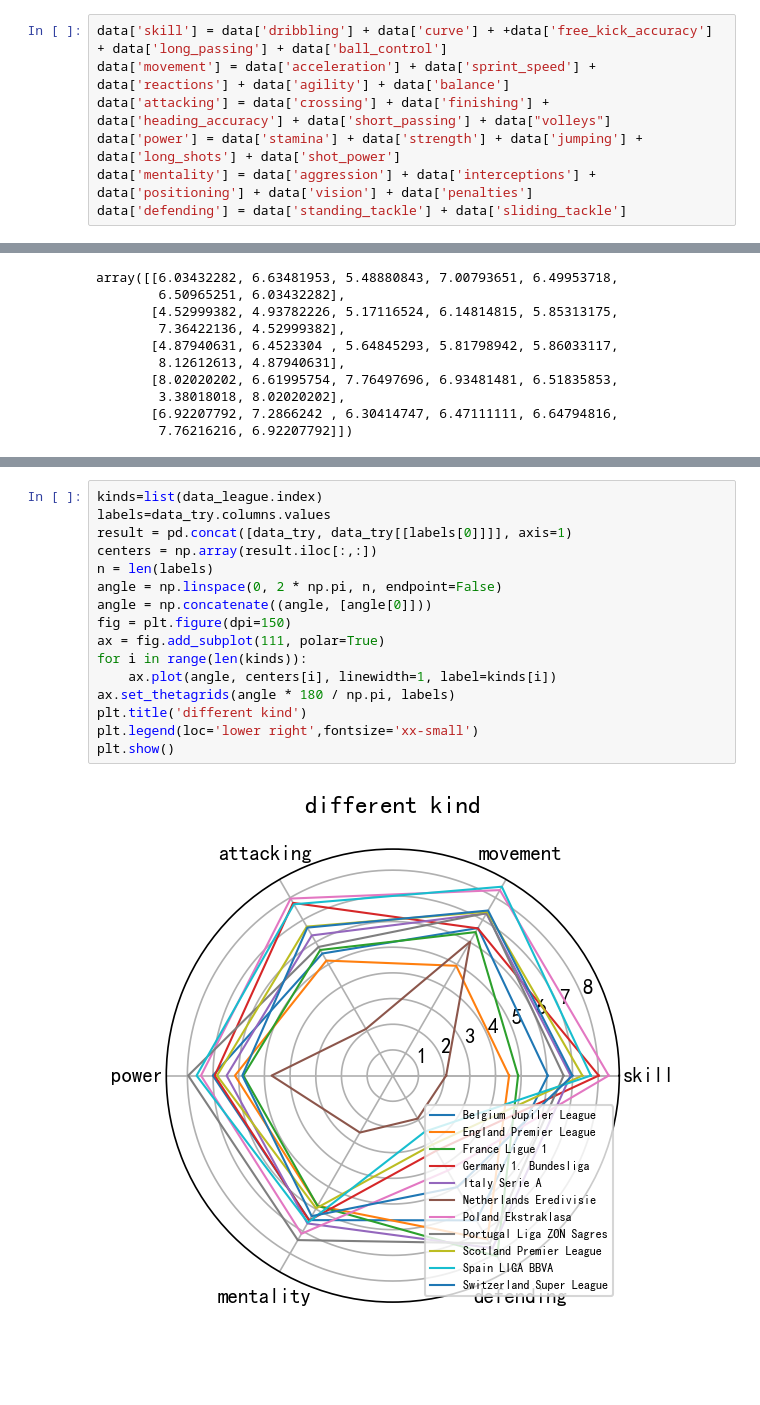
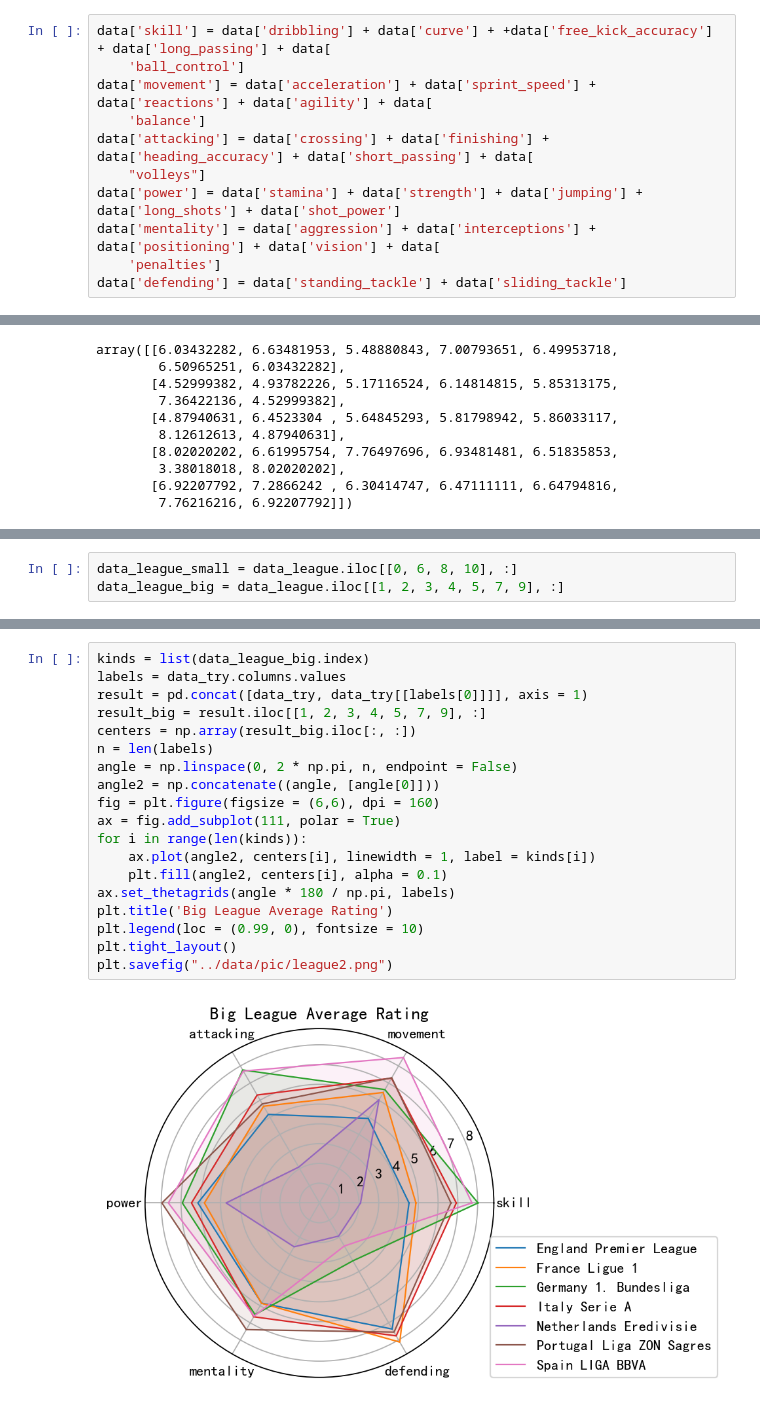
Before and after one commit to rucnyz/soccer, a Jupyter notebook: notebooks/league.ipynb, the cells around one changed output, grey strips where cells are left out. Saved outputs shown, nothing was run; the diff lists cells and outputs as text; blank space fills up the shorter version.

```diff
--- a/notebooks/league.ipynb
+++ b/notebooks/league.ipynb
@@ -29,10 +31,14 @@ print(data.columns.values)
  'penalties' 'marking' 'standing_tackle' 'sliding_tackle' 'gk_diving'
  'gk_handling' 'gk_kicking' 'gk_positioning' 'gk_reflexes']
 # %%
-data['skill'] = data['dribbling'] + data['curve'] + +data['free_kick_accuracy'] + data['long_passing'] + data['ball_control']
-data['movement'] = data['acceleration'] + data['sprint_speed'] + data['reactions'] + data['agility'] + data['balance']
-data['attacking'] = data['crossing'] + data['finishing'] + data['heading_accuracy'] + data['short_passing'] + data["volleys"]
+data['skill'] = data['dribbling'] + data['curve'] + +data['free_kick_accuracy'] + data['long_passing'] + data[
+    'ball_control']
+data['movement'] = data['acceleration'] + data['sprint_speed'] + data['reactions'] + data['agility'] + data[
+    'balance']
+data['attacking'] = data['crossing'] + data['finishing'] + data['heading_accuracy'] + data['short_passing'] + data[
+    "volleys"]
 data['power'] = data['stamina'] + data['strength'] + data['jumping'] + data['long_shots'] + data['shot_power']
-data['mentality'] = data['aggression'] + data['interceptions'] + data['positioning'] + data['vision'] + data['penalties']
+data['mentality'] = data['aggression'] + data['interceptions'] + data['positioning'] + data['vision'] + data[
+    'penalties']
 data['defending'] = data['standing_tackle'] + data['sliding_tackle']
 # %%
@@ -237,3 +238,6 @@ data_try
 | 8 | 7.382305 | 7.368631 | 6.699309 | 6.844444 | 5.967873 | 3.101351 |
 | 9 | 7.713267 | 8.492569 | 7.702629 | 7.641176 | 6.609707 | 2.515103 |
 | 10 | 6.993506 | 7.422505 | 6.654378 | 5.860000 | 6.319654 | 5.016216 |
+# %%
+data_league_small = data_league.iloc[[0, 6, 8, 10], :]
+data_league_big = data_league.iloc[[1, 2, 3, 4, 5, 7, 9], :]
@@ -240,18 +267,21 @@ data_try
 # %%
-kinds=list(data_league.index)
-labels=data_try.columns.values
-result = pd.concat([data_try, data_try[[labels[0]]]], axis=1)
-centers = np.array(result.iloc[:,:])
+kinds = list(data_league_big.index)
+labels = data_try.columns.values
+result = pd.concat([data_try, data_try[[labels[0]]]], axis = 1)
+result_big = result.iloc[[1, 2, 3, 4, 5, 7, 9], :]
+centers = np.array(result_big.iloc[:, :])
 n = len(labels)
-angle = np.linspace(0, 2 * np.pi, n, endpoint=False)
-angle = np.concatenate((angle, [angle[0]]))
-fig = plt.figure(dpi=150)
-ax = fig.add_subplot(111, polar=True)
+angle = np.linspace(0, 2 * np.pi, n, endpoint = False)
+angle2 = np.concatenate((angle, [angle[0]]))
+fig = plt.figure(figsize = (6,6), dpi = 160)
+ax = fig.add_subplot(111, polar = True)
 for i in range(len(kinds)):
-    ax.plot(angle, centers[i], linewidth=1, label=kinds[i])
+    ax.plot(angle2, centers[i], linewidth = 1, label = kinds[i])
+    plt.fill(angle2, centers[i], alpha = 0.1)
 ax.set_thetagrids(angle * 180 / np.pi, labels)
-plt.title('different kind')
-plt.legend(loc='lower right',fontsize='xx-small')
-plt.show()
+plt.title('Big League Average Rating')
+plt.legend(loc = (0.99, 0), fontsize = 10)
+plt.tight_layout()
+plt.savefig("../data/pic/league2.png")
 # %% [output]
-[figure, old version]
+[figure, new version]
```
Also changed, not shown: parts of 25 cells of this notebook, 6 other files.
